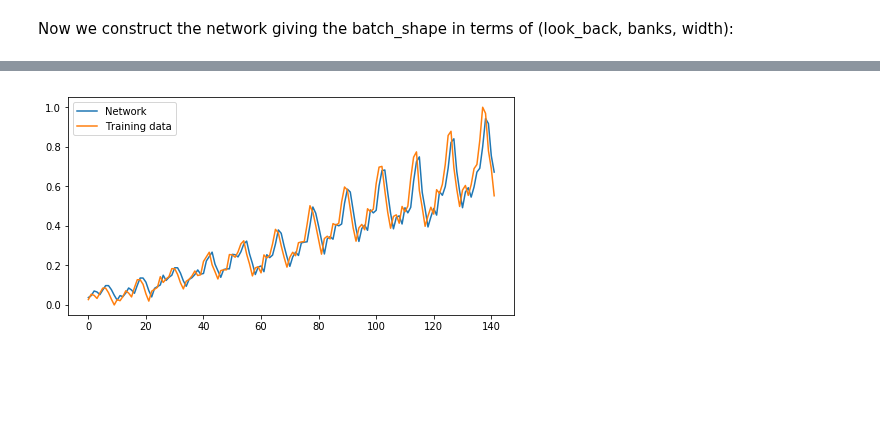
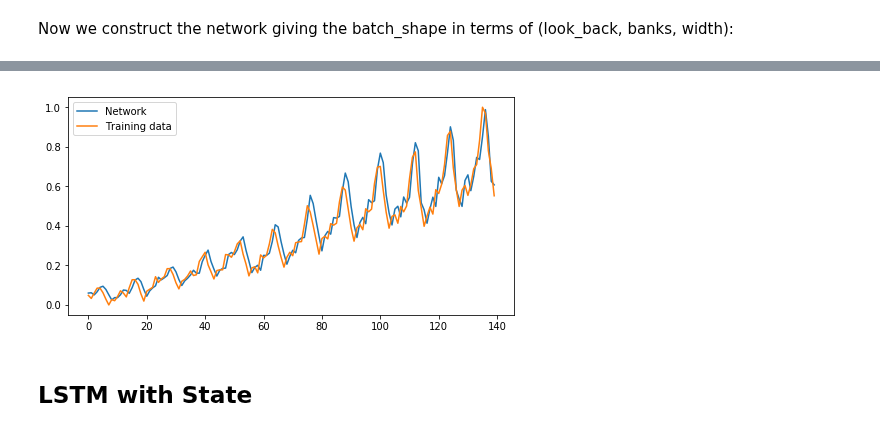
Before and after one commit to ArtificialIntelligenceToolkit/conx, a Jupyter notebook: notebooks/LSTM.ipynb, the cells around one changed output, grey strips where cells are left out. Saved outputs shown, nothing was run; the diff lists cells and outputs as text; code cells hidden in the pictures; blank space fills up the shorter version.

```diff
--- a/notebooks/LSTM.ipynb
+++ b/notebooks/LSTM.ipynb
@@ -116,7 +175,7 @@ plot([["Network", outputs], ["Training data", net.dataset.targets]])
 # %%
-if net.saved():
-    net.load()
-    net.plot_loss_acc()
+if net2.saved():
+    net2.load()
+    net2.plot_loss_acc()
 else:
-    net.train(100, batch_size=1, plot=True, save=True)
+    net2.train(100, batch_size=batch_size, shuffle=False, plot=True, save=True)
 # %% [output]
@@ -124,6 +189,7 @@ else:
 # %%
-outputs = [net.propagate(i) for i in net.dataset.inputs]
+outputs = [net2.propagate(i, visualize=False) for i in net2.dataset.inputs]
+plot([["Network", outputs], ["Training data", net2.dataset.targets]])
+# %% [output]
+[figure, added]
-# %%
-plot([["Network", outputs], ["Training data", net.dataset.targets]])
-# %% [output]
-[figure, removed]
+# %% [markdown]
+## LSTM with State
```
Also changed, not shown: parts of 44 cells of this notebook.
